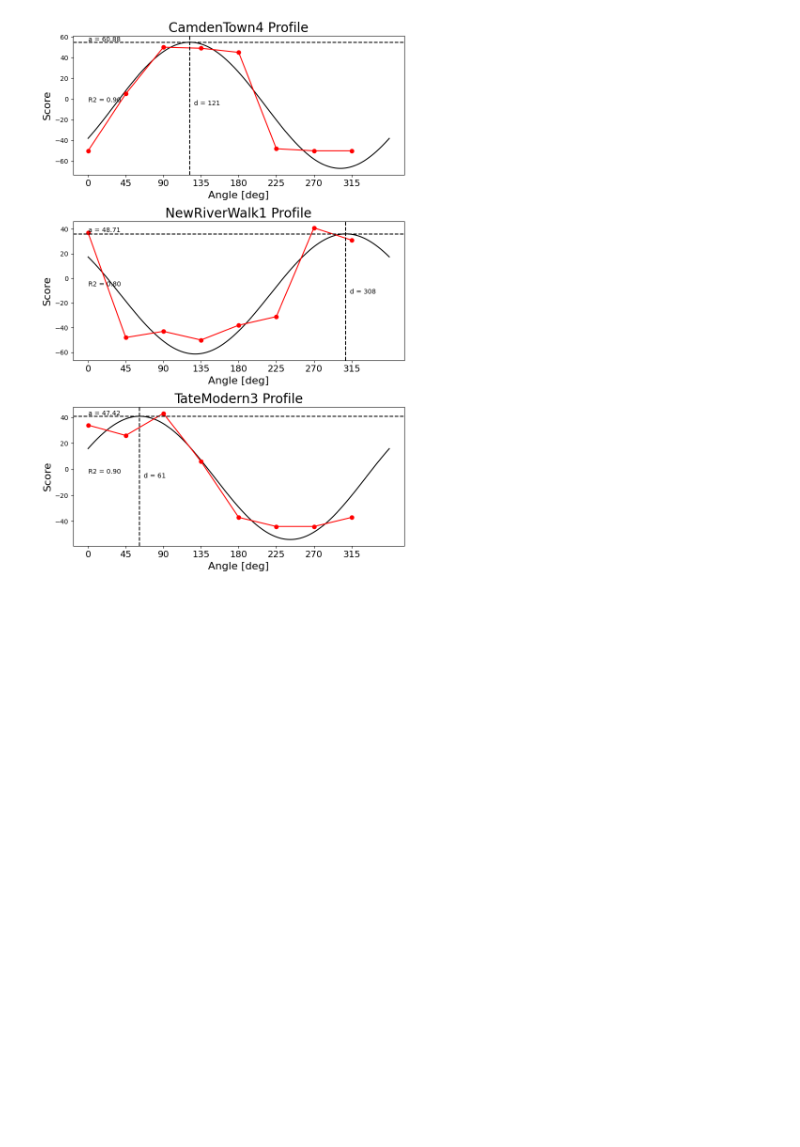
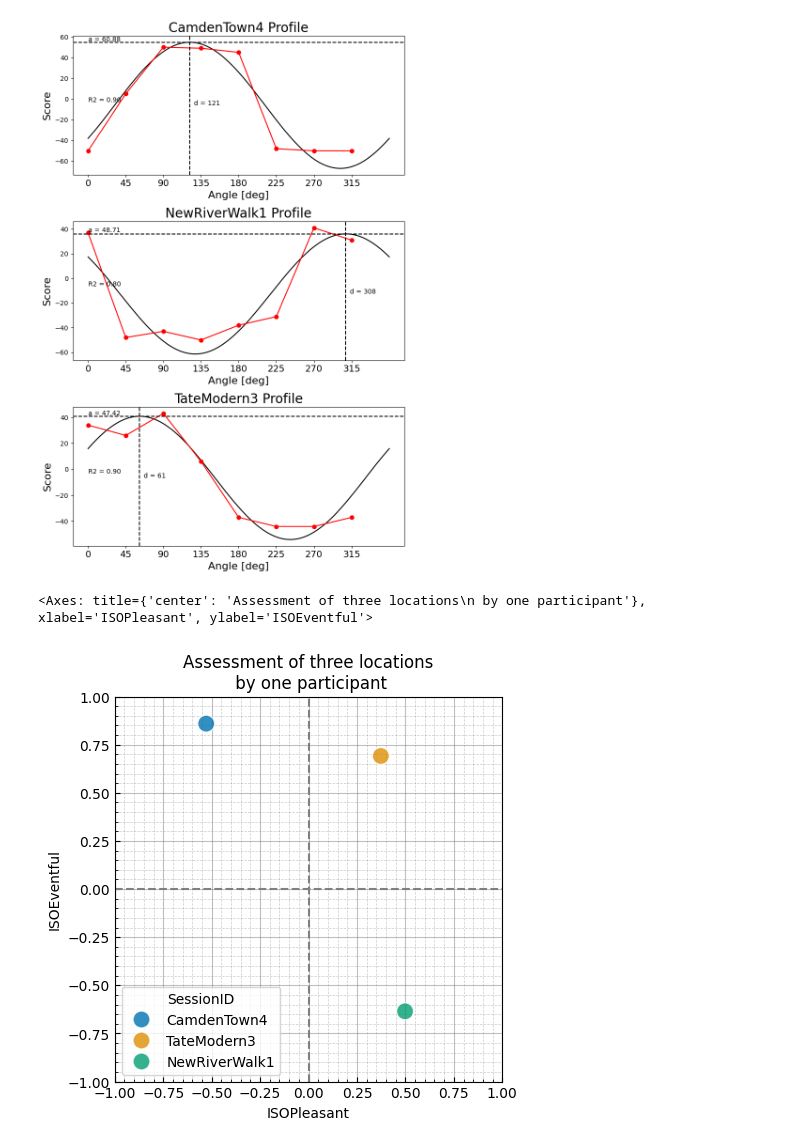
Before and after one commit to MitchellAcoustics/SSID_IVR_Study, a Jupyter notebook: notebooks/USSPoster.ipynb, the cells around one changed output. Saved outputs shown, nothing was run; the diff lists cells and outputs as text; code cells hidden in the pictures; blank space fills up the shorter version.

```diff
--- a/notebooks/USSPoster.ipynb
+++ b/notebooks/USSPoster.ipynb
@@ -81,3 +81,13 @@ p48_res.profile_plots()
         <Axes: title={'center': 'TateModern3 Profile'}, xlabel='Angle [deg]', ylabel='Score'>],
        dtype=object))
 [figure]
+# %%
+sspy.plotting.scatter_plot(
+    p48_data,
+    hue="SessionID",
+    title="Assessment of three locations\n by one participant",
+    s=150,
+)
+# %% [output]
+<Axes: title={'center': 'Assessment of three locations\n by one participant'}, xlabel='ISOPleasant', ylabel='ISOEventful'>
+[figure, added]
```
Also changed, not shown: 5 other files.
